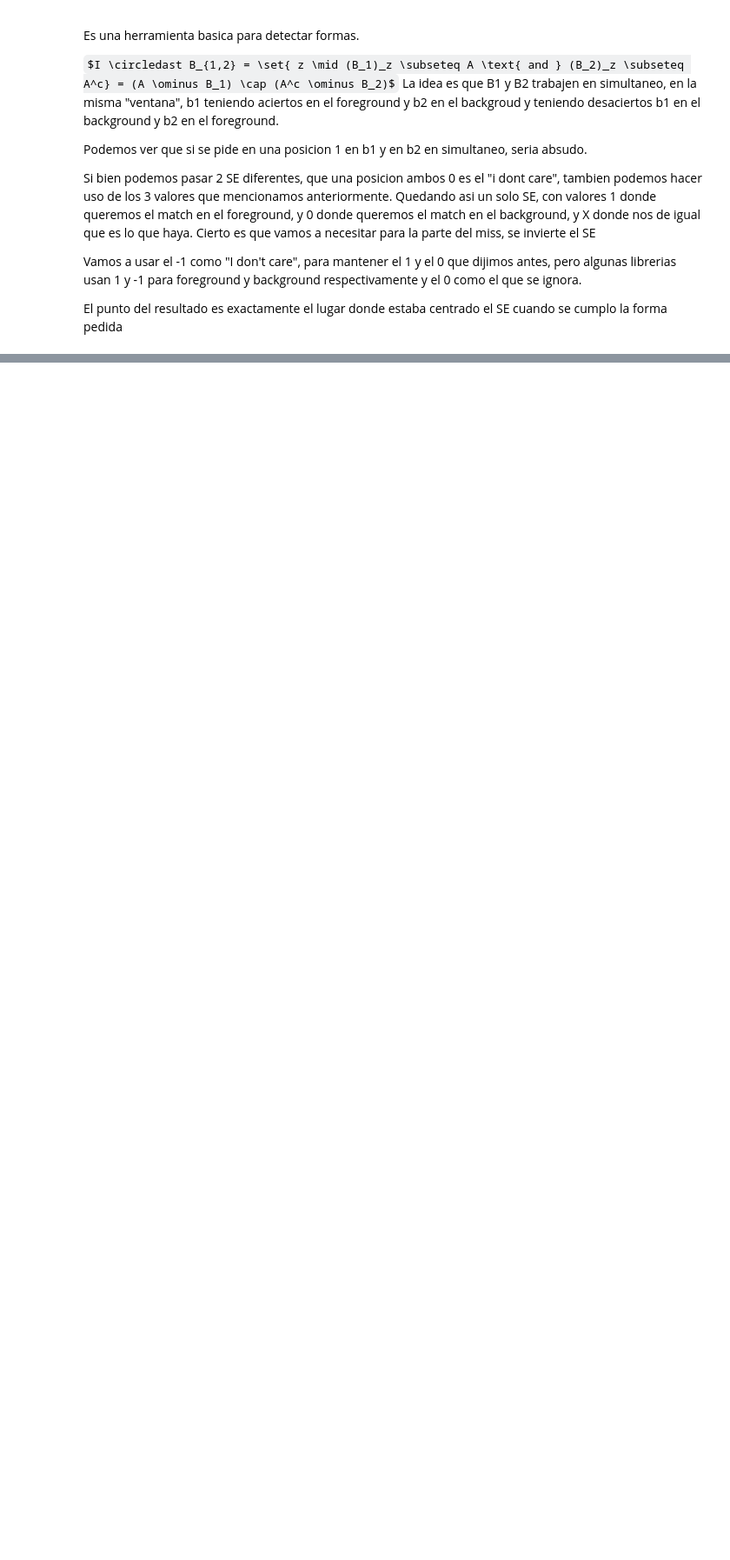
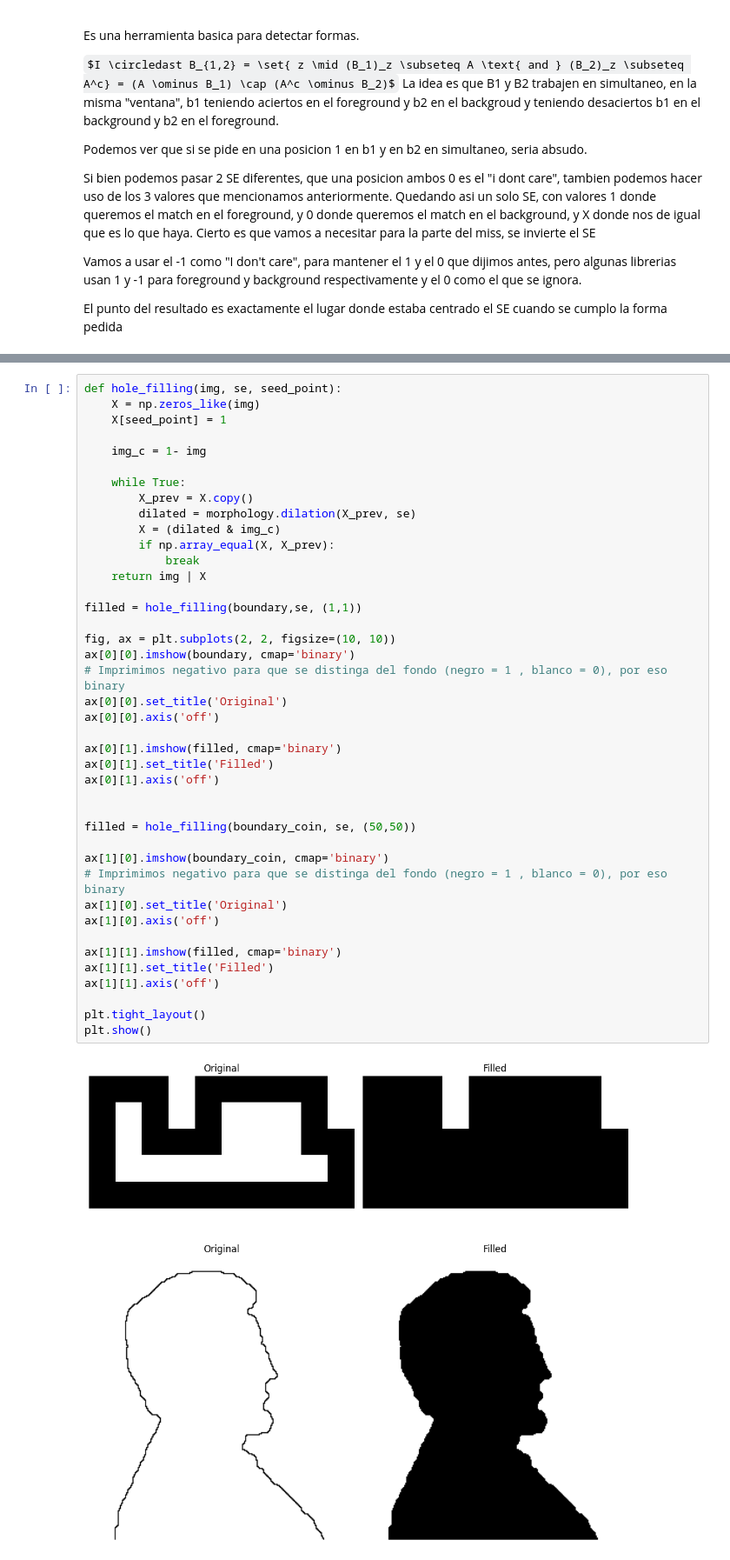
Before and after one commit to Tommy1908/ERV-CC, a Jupyter notebook: morphological_image_processing/morphological_image_processing.ipynb, the cells around one changed output, grey strips where cells are left out. Shown at 87% size. Saved outputs shown, nothing was run; the diff lists cells and outputs as text; some formulas as TeX source; blank space fills up the shorter version.

```diff
--- a/morphological_image_processing/morphological_image_processing.ipynb
+++ b/morphological_image_processing/morphological_image_processing.ipynb
@@ -480,2 +547,45 @@ B2
+# %%
+def hole_filling(img, se, seed_point):
+    X = np.zeros_like(img)
+    X[seed_point] = 1
+
+    img_c = 1- img
+
+    while True:
+        X_prev = X.copy()
+        dilated = morphology.dilation(X_prev, se)
+        X = (dilated & img_c)
+        if np.array_equal(X, X_prev):
+            break
+    return img | X
+
+filled = hole_filling(boundary,se, (1,1))
+
+fig, ax = plt.subplots(2, 2, figsize=(10, 10))
+ax[0][0].imshow(boundary, cmap='binary')
+# Imprimimos negativo para que se distinga del fondo (negro = 1 , blanco = 0), por eso binary
+ax[0][0].set_title('Original')
+ax[0][0].axis('off')
+
+ax[0][1].imshow(filled, cmap='binary')
+ax[0][1].set_title('Filled')
+ax[0][1].axis('off')
+
+
+filled = hole_filling(boundary_coin, se, (50,50))
+
+ax[1][0].imshow(boundary_coin, cmap='binary')
+# Imprimimos negativo para que se distinga del fondo (negro = 1 , blanco = 0), por eso binary
+ax[1][0].set_title('Original')
+ax[1][0].axis('off')
+
+ax[1][1].imshow(filled, cmap='binary')
+ax[1][1].set_title('Filled')
+ax[1][1].axis('off')
+
+plt.tight_layout()
+plt.show()
+# %% [output]
+[figure, added]
 # %% [markdown]
 # EXTRACTION OF CONNECTED COMPONENTS
```
Also changed, not shown: parts of 20 cells of this notebook.
